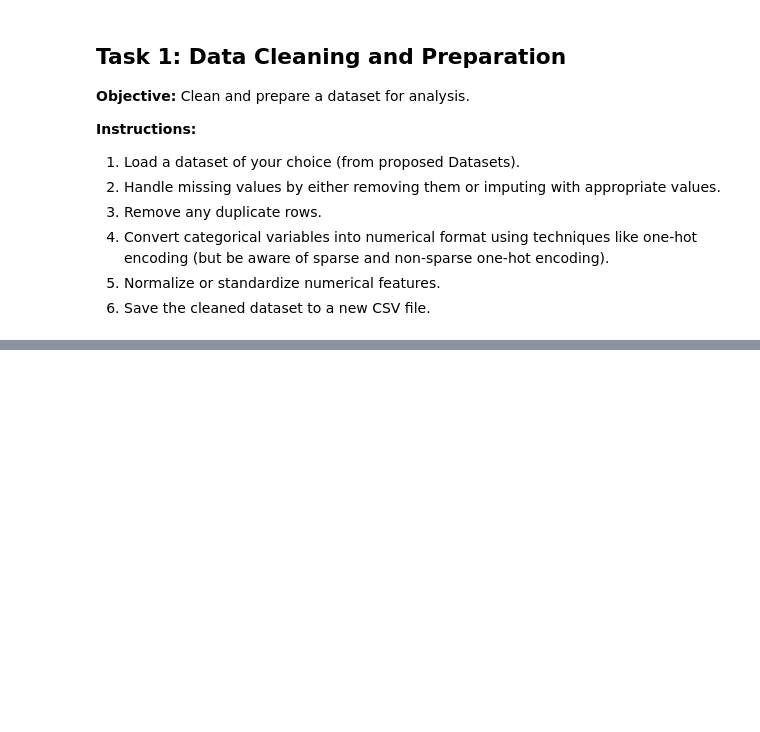
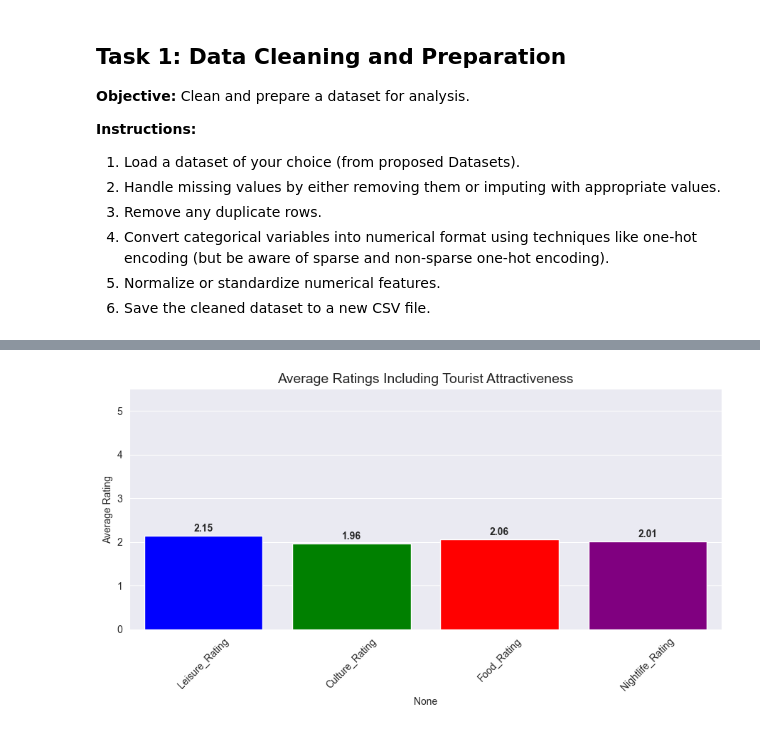
Before and after one commit to miorezu/uni-ML, a Jupyter notebook: Lab1/lab_1.ipynb, the cells around one changed output, grey strips where cells are left out. Saved outputs shown, nothing was run; the diff lists cells and outputs as text; code cells hidden in the pictures; blank space fills up the shorter version.

```diff
--- a/Lab1/lab_1.ipynb
+++ b/Lab1/lab_1.ipynb
@@ -134,0 +332,18 @@ plt.show()
+# %%
+colors = ['blue', 'green', 'red', 'purple']
+avg = cd[new_features].mean()
+plt.figure(figsize=(9, 5))
+bars = sns.barplot(x=avg.index, y=avg.values)
+for i, bar in enumerate(bars.patches):
+    bar.set_facecolor(colors[i])
+    height = bar.get_height()
+    plt.text(bar.get_x() + bar.get_width() / 2, height + 0.05, f'{height:.2f}',
+             ha='center', va='bottom', fontsize=10, fontweight='bold')
+plt.title("Average Ratings Including Tourist Attractiveness", fontsize=14)
+plt.ylabel("Average Rating")
+plt.ylim(0, 5.5)
+plt.xticks(rotation=45)
+plt.tight_layout()
+plt.show()
+# %% [output]
+[figure, added]
```
Also changed, not shown: parts of 29 cells of this notebook, 2 other files.
